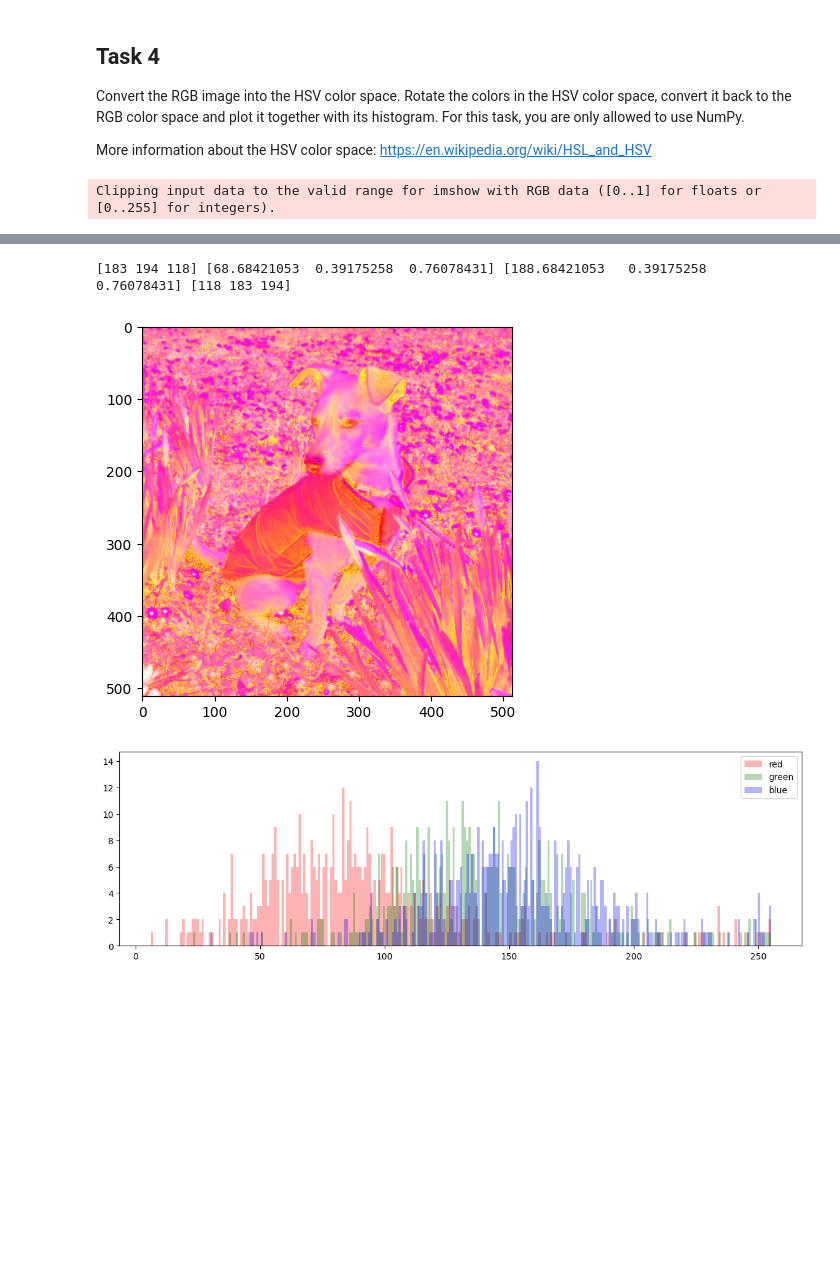
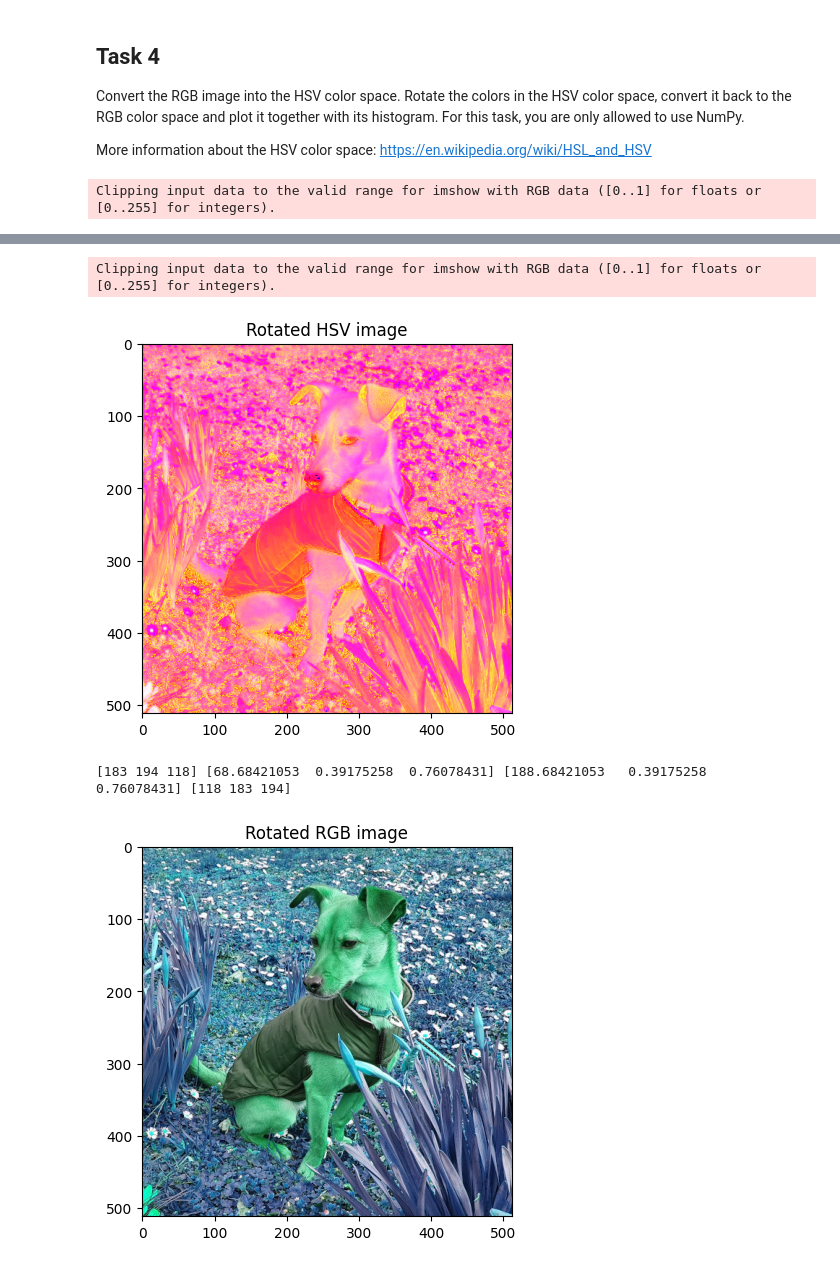
Before and after one commit to Arrowheadahp/3dcv-students, a Jupyter notebook: 1.0-tl-scientific-python.ipynb, the cells around one changed output, grey strips where cells are left out. Cells and saved outputs as stored; diff of their text form; code cells hidden in the pictures; blank space fills up the shorter version.

```diff
--- a/1.0-tl-scientific-python.ipynb
+++ b/1.0-tl-scientific-python.ipynb
@@ -192,7 +192,7 @@ def plot_color_histogram(image):
     plt.hist(image[:, :, 1][0], bins = b, alpha=.3, color='green', label = 'green')
     plt.hist(image[:, :, 2][0], bins = b, alpha=.3, color='blue',  label = 'blue')
     plt.legend(loc='upper right')
-
+    plt.title('Color histogram')
     plt.show()
 
 
@@ -265,15 +265,23 @@ def hsv2rgb(image):
 # Change the color space from rgb to hsv and plot it
 image_hsv = rgb2hsv(image)
 # TODO: plot image
-# plt.imshow(image_hsv, cmap='hsv')
+plt.imshow(image_hsv, cmap='hsv')
+plt.title('HSV image')
+plt.show()
 
 # TODO: Rotate the colors in hsv color space
 rotated_image_hsv = (image_hsv+np.array([120, 0, 0]))%360
 plt.imshow(rotated_image_hsv, cmap='hsv')
+plt.title('Rotated HSV image')
+plt.show()
 
 # TODO: Now, convert it back from HSV to RGB and plot it
 rotated_image_rgb = hsv2rgb(rotated_image_hsv)
 print (image[0][0], image_hsv[0][0], rotated_image_hsv[0][0], rotated_image_rgb[0][0])
+plt.imshow(rotated_image_rgb)
+plt.title('Rotated RGB image')
+plt.show()
+
 
 # TODO: Plot the color histogram of the inverted rgb image
 plot_color_histogram(rotated_image_rgb)
@@ -282,3 +291,4 @@ Clipping input data to the valid range for imshow with RGB data ([0..1] for floa
-[183 194 118] [68.68421053  0.39175258  0.76078431] [188.68421053   0.39175258   0.76078431] [118 183 194]
+Clipping input data to the valid range for imshow with RGB data ([0..1] for floats or [0..255] for integers).
-[figure, old version]
-[figure, old version]
+[figure, new version]
+[183 194 118] [68.68421053  0.39175258  0.76078431] [188.68421053   0.39175258   0.76078431] [118 183 194]
+[figure, added]
```
Also changed, not shown: parts of 2 cells of this notebook.
